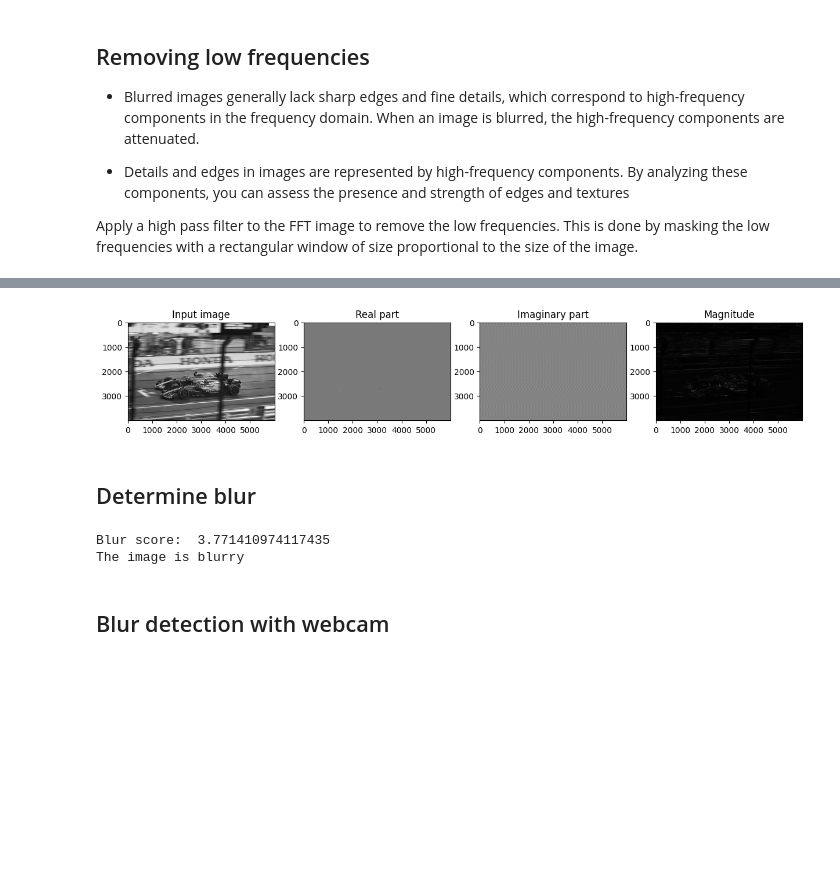
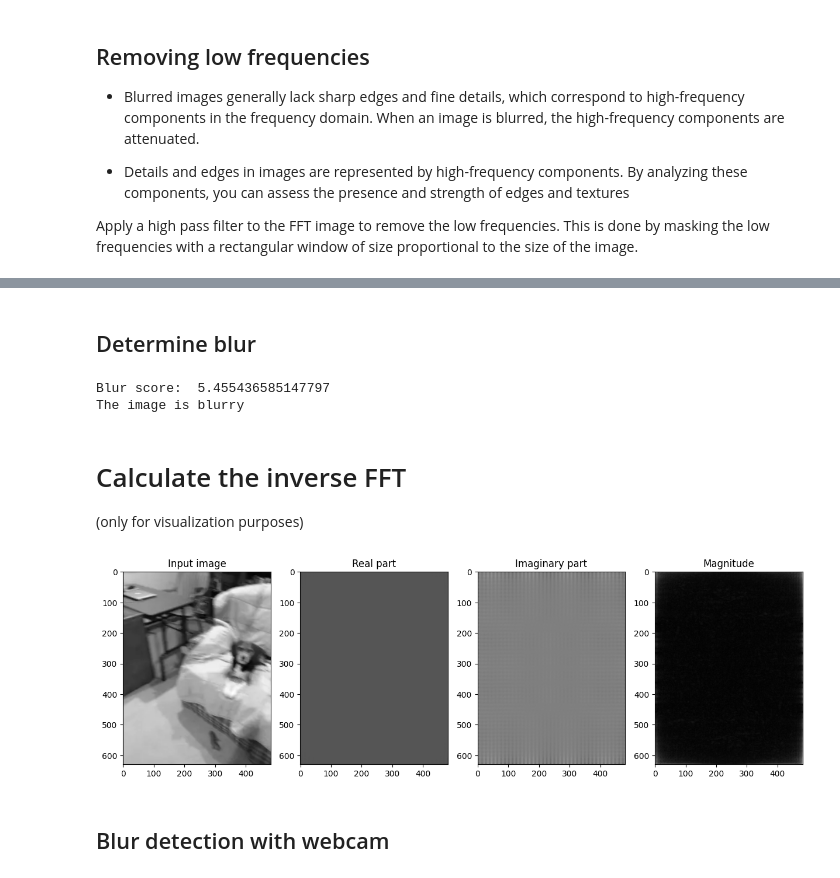
Before and after one commit to Pappol/blur_detection, a Jupyter notebook: project.ipynb, the cells around one changed output, grey strips where cells are left out. Saved outputs shown, nothing was run; the diff lists cells and outputs as text; code cells hidden in the pictures; blank space fills up the shorter version.

```diff
--- a/project.ipynb
+++ b/project.ipynb
@@ -157,32 +155,10 @@ plt.show()
-# %%
-iftts = np.fft.ifftshift(filtered_ftts)
-iftt = np.fft.ifft2(iftts)
-
-# plot real and imaginary parts of the image
-plt.figure(figsize=(15, 5))
-plt.subplot(141)
-plt.imshow(image, cmap='gray')
-plt.title('Input image')
-plt.subplot(142)
-plt.imshow(np.real(iftt), cmap='gray')
-plt.title('Real part')
-plt.subplot(143)
-plt.imshow(np.imag(iftt), cmap='gray')
-plt.title('Imaginary part')
-plt.subplot(144)
-plt.imshow(np.abs(iftt), cmap='gray')
-plt.title('Magnitude')
-plt.show()
-# %% [output]
-[figure, removed]
 # %% [markdown]
 ## Determine blur
 # %%
-magnitude = np.abs(iftt)
-mean = np.mean(magnitude)
+mean = np.log(epsilon + np.mean(filtered_magnitude))
 
 # Determine if the image is blurry
-blurry = mean < 8
+blurry = mean < 6
 
 print("Blur score: ", mean)
 
@@ -191,7 +167,31 @@ if blurry:
 else:
     print('The image is not blurry')
 # %% [output]
-Blur score:  3.771410974117435
+Blur score:  5.455436585147797
 The image is blurry
+# %% [markdown]
+# Calculate the inverse FFT
+(only for visualization purposes)
+# %%
+iftts = np.fft.ifftshift(filtered_magnitude)
+iftt = np.fft.ifft2(iftts)
+
+# plot real and imaginary parts of the image
+plt.figure(figsize=(15, 5))
+plt.subplot(141)
+plt.imshow(image, cmap='gray')
+plt.title('Input image')
+plt.subplot(142)
+plt.imshow(np.real(iftt), cmap='gray')
+plt.title('Real part')
+plt.subplot(143)
+plt.imshow(np.imag(iftt), cmap='gray')
+plt.title('Imaginary part')
+plt.subplot(144)
+plt.imshow(np.log(epsilon + np.abs(iftt)), cmap='gray')
+plt.title('Magnitude')
+plt.show()
+# %% [output]
+[figure, added]
 # %% [markdown]
 ## Blur detection with webcam
```
Also changed, not shown: parts of 9 cells of this notebook, 4 other files.
